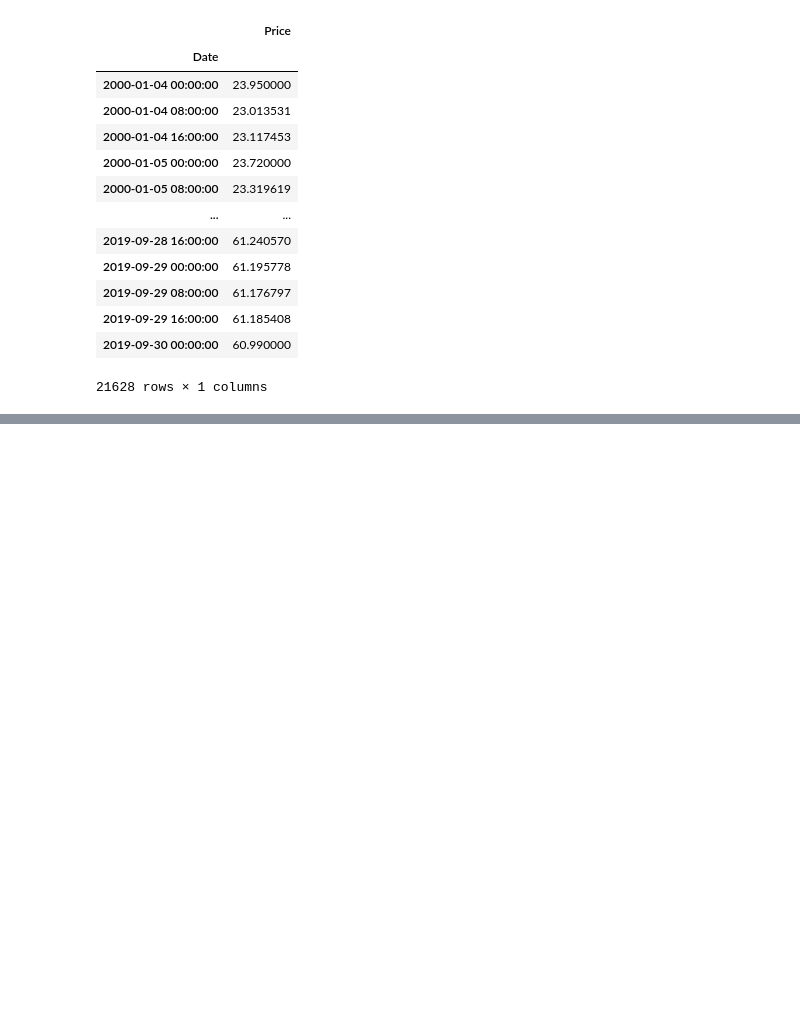
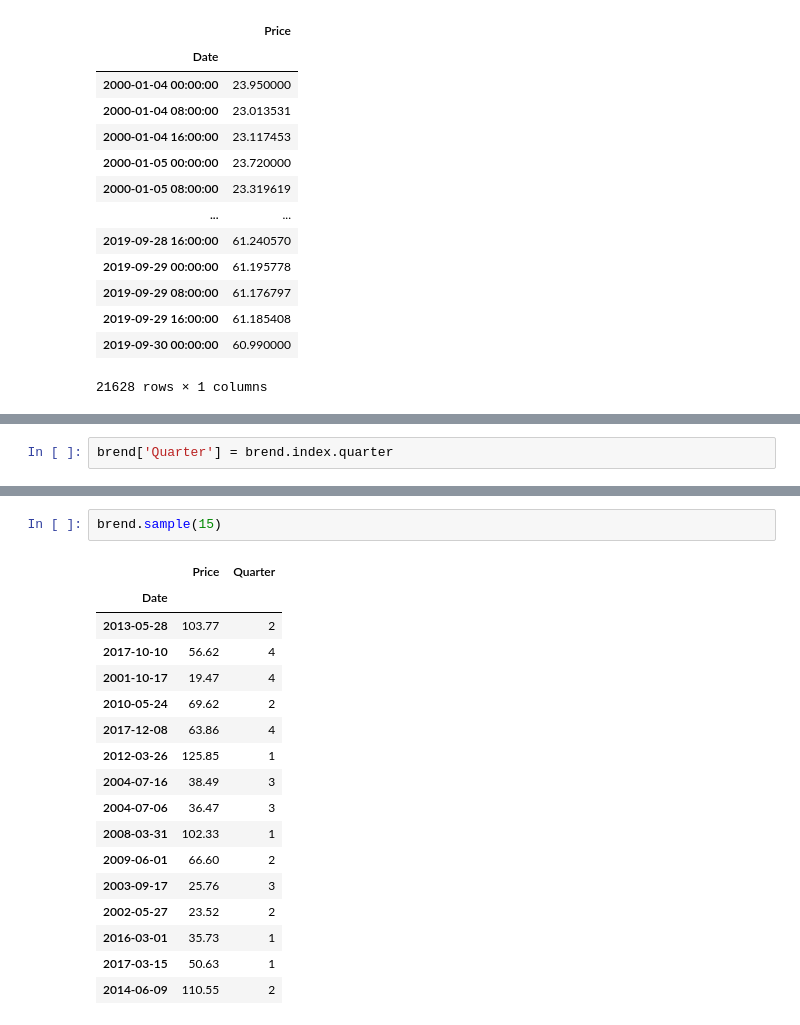
Before and after one commit to junio-firmino/Aprendizado_python, a Jupyter notebook: brend.ipynb, the cells around one changed output, grey strips where cells are left out. Saved outputs shown, nothing was run; the diff lists cells and outputs as text; blank space fills up the shorter version.

```diff
--- a/brend.ipynb
+++ b/brend.ipynb
@@ -176,0 +251,2 @@ brend.resample('8H').interpolate(method='spline',order=3)
+# %%
+brend['Quarter'] = brend.index.quarter
@@ -176,0 +270,20 @@ brend.resample('8H').interpolate(method='spline',order=3)
+# %%
+brend.sample(15)
+# %% [output]
+|  | Price | Quarter |
+| Date |  |  |
+| 2013-05-28 | 103.77 | 2 |
+| 2017-10-10 | 56.62 | 4 |
+| 2001-10-17 | 19.47 | 4 |
+| 2010-05-24 | 69.62 | 2 |
+| 2017-12-08 | 63.86 | 4 |
+| 2012-03-26 | 125.85 | 1 |
+| 2004-07-16 | 38.49 | 3 |
+| 2004-07-06 | 36.47 | 3 |
+| 2008-03-31 | 102.33 | 1 |
+| 2009-06-01 | 66.60 | 2 |
+| 2003-09-17 | 25.76 | 3 |
+| 2002-05-27 | 23.52 | 2 |
+| 2016-03-01 | 35.73 | 1 |
+| 2017-03-15 | 50.63 | 1 |
+| 2014-06-09 | 110.55 | 2 |
```
Also changed, not shown: parts of 6 cells of this notebook.
